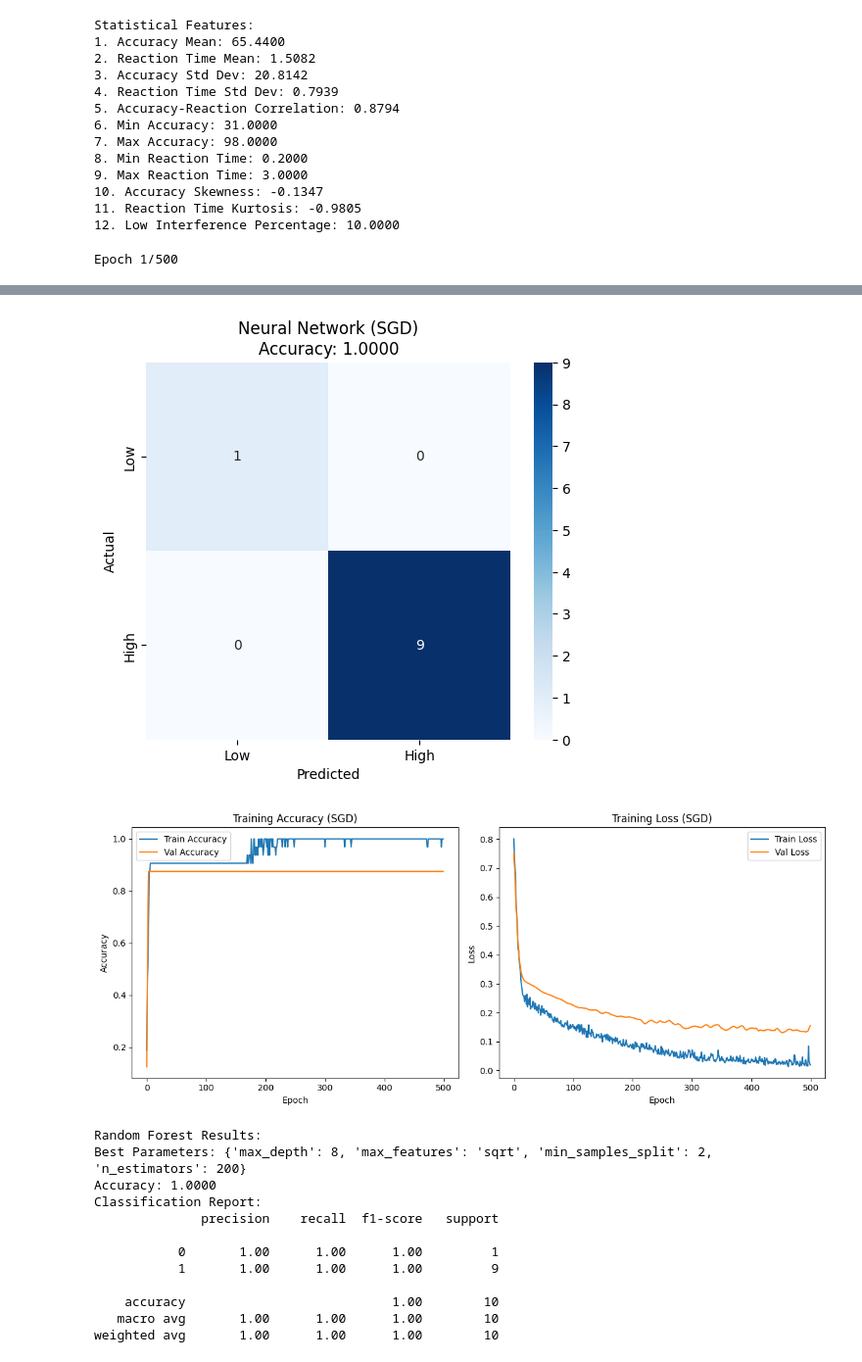
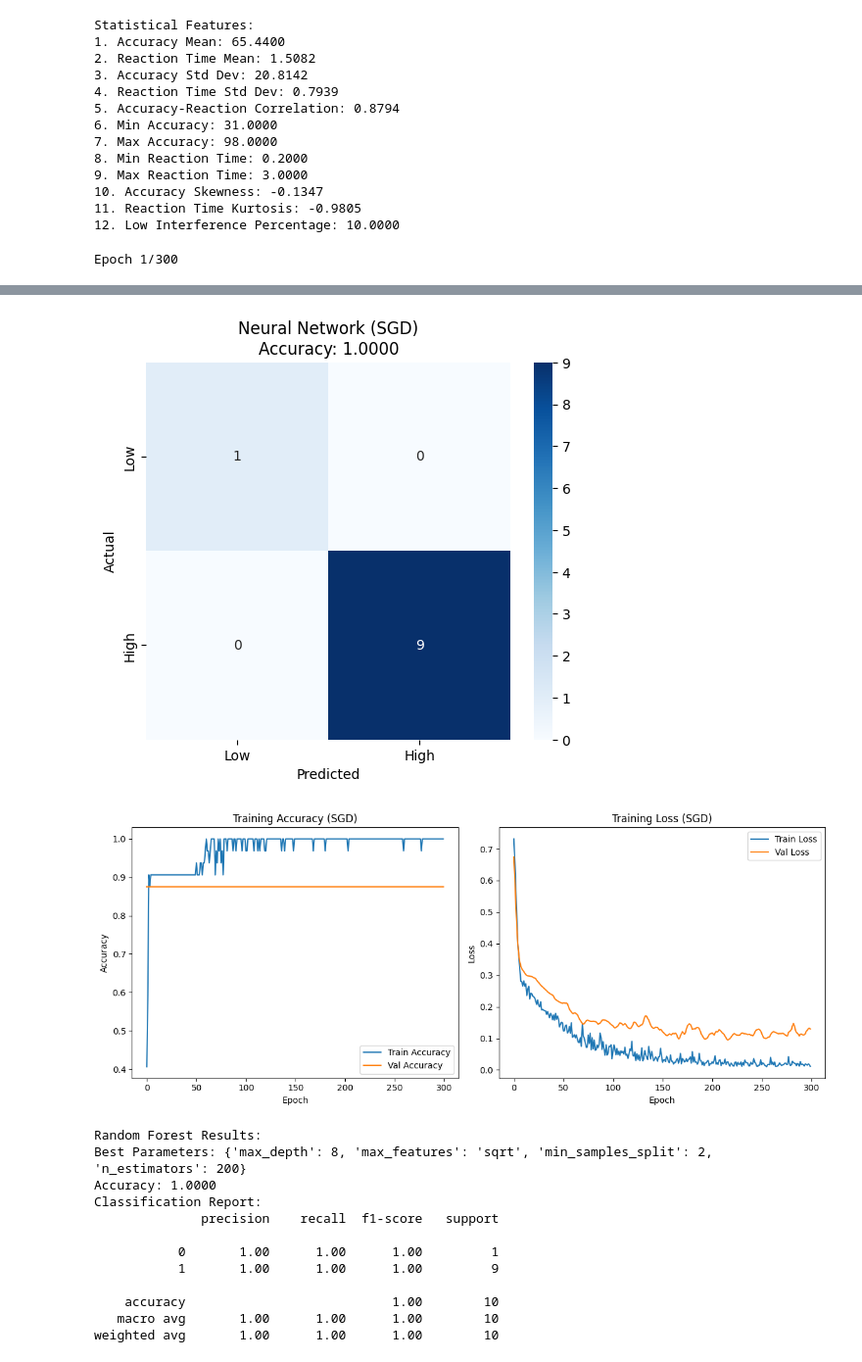
Before and after one commit to Rokibul1022/Rokibul_2111088642_CSE445, a Jupyter notebook: Mini_project-2/project_2.ipynb, the cells around one changed output, grey strips where cells are left out. Shown at 98% size. Saved outputs shown, nothing was run; the diff lists cells and outputs as text; code cells hidden in the pictures.

```diff
--- a/Mini_project-2/project_2.ipynb
+++ b/Mini_project-2/project_2.ipynb
@@ -111,7 +111,7 @@ scaler = StandardScaler()
 X_train_scaled = scaler.fit_transform(X_train)
 X_test_scaled = scaler.transform(X_test)
 # %%
-
+#nn
 X_train, X_test, y_train, y_test = train_test_split(
     X, y, test_size=0.2, random_state=42, stratify=y
 )
@@ -149,8 +149,8 @@ reduce_lr = ReduceLROnPlateau(monitor='val_loss', factor=0.5, patience=10, min_l
 
 history = nn_model.fit(
     X_train_scaled, y_train,
-    epochs=500,
-    batch_size=16,
+    epochs=300,
+    batch_size=10,
     validation_split=0.2,
 
     verbose=1
@@ -200,4 +200,4 @@ plt.legend()
 plt.tight_layout()
 plt.show()
 # %% [output]
-Epoch 1/500
+Epoch 1/300
@@ -217,9 +217,9 @@ Epoch 7/500
 
     accuracy                           1.00        10
    macro avg       1.00      1.00      1.00        10
 weighted avg       1.00      1.00      1.00        10
 [figure]
-[figure, old version]
+[figure, new version]
 # %%
 
 # Random Forest
```
Also changed, not shown: parts of 1 cell of this notebook.
